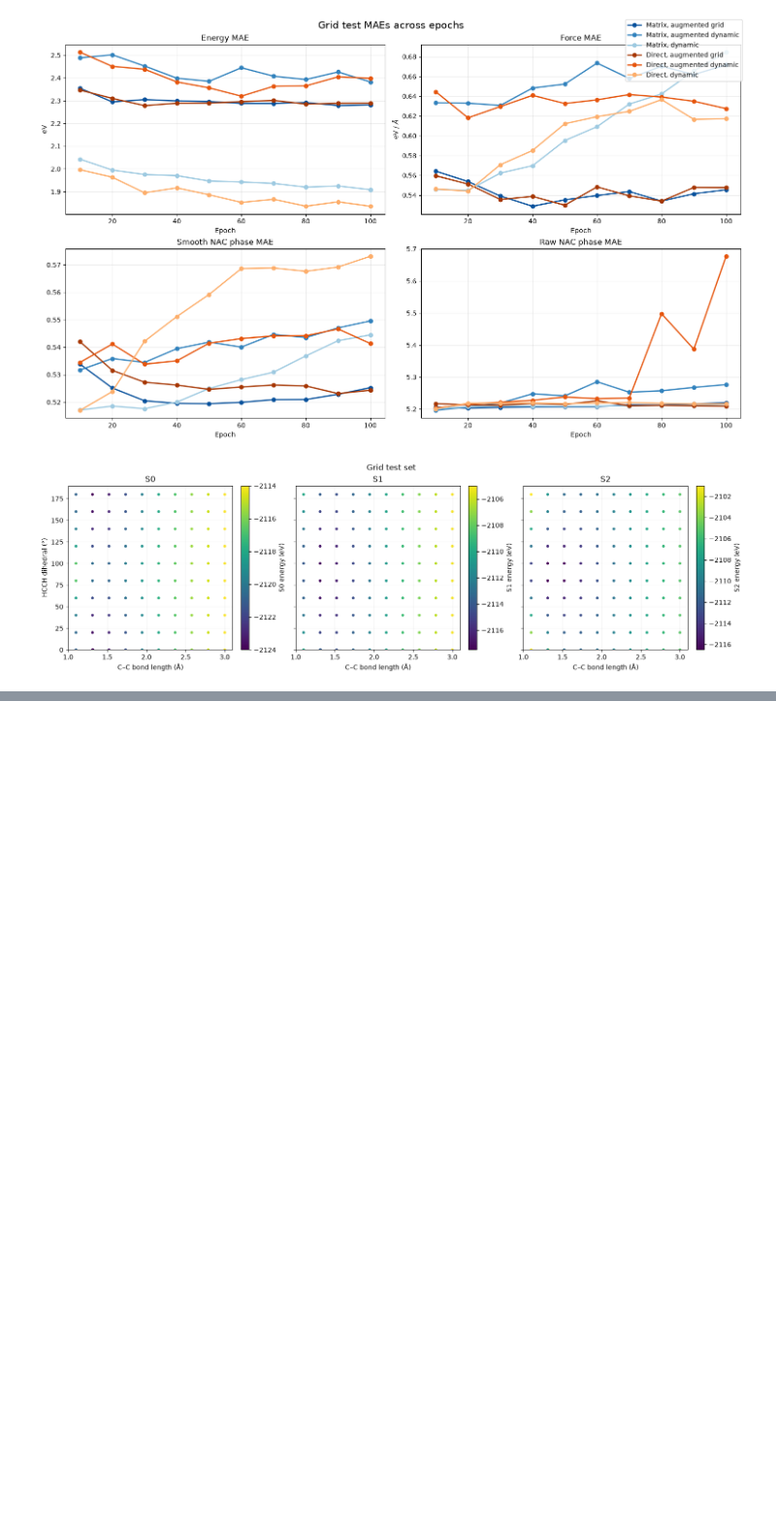
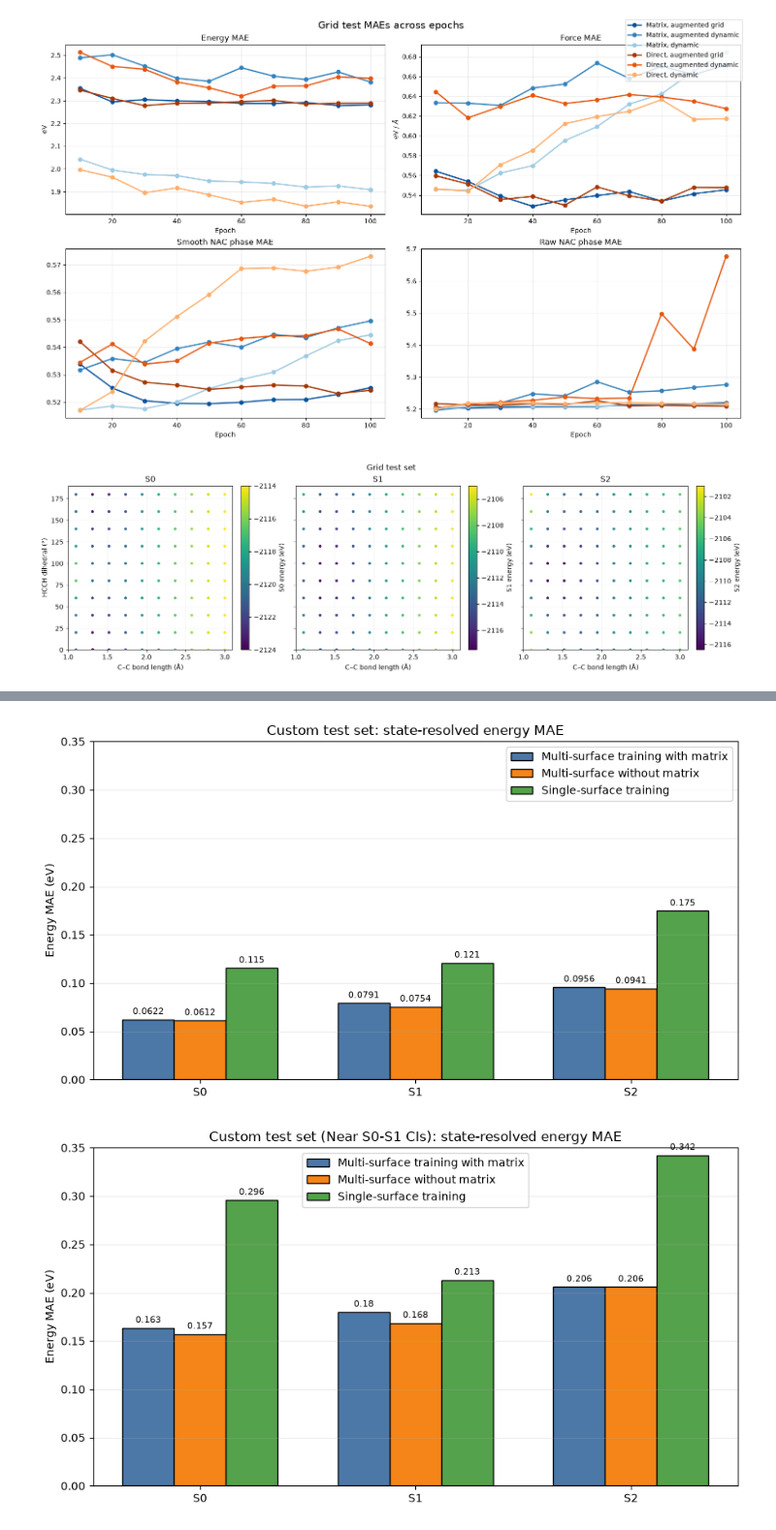
Before and after one commit to yoghurtfork/X-MACE-sampling, a Jupyter notebook: notebooks/plots.ipynb, the cells around one changed output, grey strips where cells are left out. Shown at 97% size. Cells and saved outputs as stored; diff of their text form; code cells hidden in the pictures; blank space fills up the shorter version.

Commit message:
Single surface training results

```diff
--- a/notebooks/plots.ipynb
+++ b/notebooks/plots.ipynb
@@ -590,0 +595,80 @@ plt.show()
+# %%
+# State-resolved energy MAEs for multi-surface and single-surface training.
+import json
+from pathlib import Path
+
+import matplotlib.pyplot as plt
+import numpy as np
+
+TESTS = ['test_1', 'test_2', 'test_3', 'test_4']
+STATES = ['S0', 'S1', 'S2']
+MULTI_SURFACE_RUNS = {17: 'Run 17', 20: 'Run 20'}
+SINGLE_SURFACE_RUNS = {'S0': 24, 'S1': 25, 'S2': 26}
+TEST_LABELS = {
+    'test_1': 'Custom test set',
+    'test_2': 'Custom test set (Near S0-S1 CIs)',
+    'test_3': 'Custom test set (Near S1-S2 CIs)',
+    'test_4': 'Custom test set (Uniform)',
+}
+
+output_root = next(
+    (path for path in (Path('scripts/output'), Path('../scripts/output')) if path.is_dir()),
+    None,
+)
+if output_root is None:
+    raise FileNotFoundError('Run outputs could not be found.')
+
+def get_test_metrics(run, test_name):
+    result_path = output_root / f'run_{run}' / 'result.json'
+    if not result_path.is_file():
+        raise FileNotFoundError(f'Missing result file: {result_path}')
+    result = json.loads(result_path.read_text(encoding='utf-8'))
+    try:
+        # Runs 17 and 20 use the cross-validation result layout.
+        return result['stages']['lf']['folds']['fold_1']['test_metrics'][test_name]
+    except KeyError:
+        # Runs 24–26 use the single-model result layout.
+        try:
+            return result['stages']['lf']['test_metrics'][test_name]
+        except KeyError as error:
+            raise KeyError(f'run_{run} is missing test metrics for {test_name}.') from error
+
+for test_name in TESTS:
+    multi_surface_metrics = {
+        run: get_test_metrics(run, test_name)['energy_mae_by_state_ev']
+        for run in MULTI_SURFACE_RUNS
+    }
+    single_surface_metrics = {
+        state: get_test_metrics(run, test_name)['energy_mae_ev']
+        for state, run in SINGLE_SURFACE_RUNS.items()
+    }
+
+    x = np.arange(len(STATES))
+    width = 0.24
+    fig, ax = plt.subplots(figsize=(9, 5))
+    run_17_bars = ax.bar(
+        x - width, [multi_surface_metrics[17][state] for state in STATES], width,
+        label='Multi-surface training with matrix', color='#4C78A8', edgecolor='black',
+    )
+    run_20_bars = ax.bar(
+        x, [multi_surface_metrics[20][state] for state in STATES], width,
+        label='Multi-surface without matrix', color='#F58518', edgecolor='black',
+    )
+    single_surface_bars = ax.bar(
+        x + width, [single_surface_metrics[state] for state in STATES], width,
+        label='Single-surface training', color='#54A24B', edgecolor='black',
+    )
+    for bars in (run_17_bars, run_20_bars, single_surface_bars):
+        ax.bar_label(bars, fmt='%.3g', padding=3, fontsize=8)
+
+    ax.set_xticks(x, STATES)
+    ax.set_ylabel('Energy MAE (eV)')
+    ax.set_title(f'{TEST_LABELS[test_name]}: state-resolved energy MAE')
+    ax.grid(axis='y', alpha=0.25)
+    ax.set_ylim(0,0.35)
+    ax.legend()
+    fig.tight_layout()
+    plt.show()
+# %% [output]
+[figure, added]
+[figure, added]
```
Also changed, not shown: parts of 3 cells of this notebook, 3 other files.
